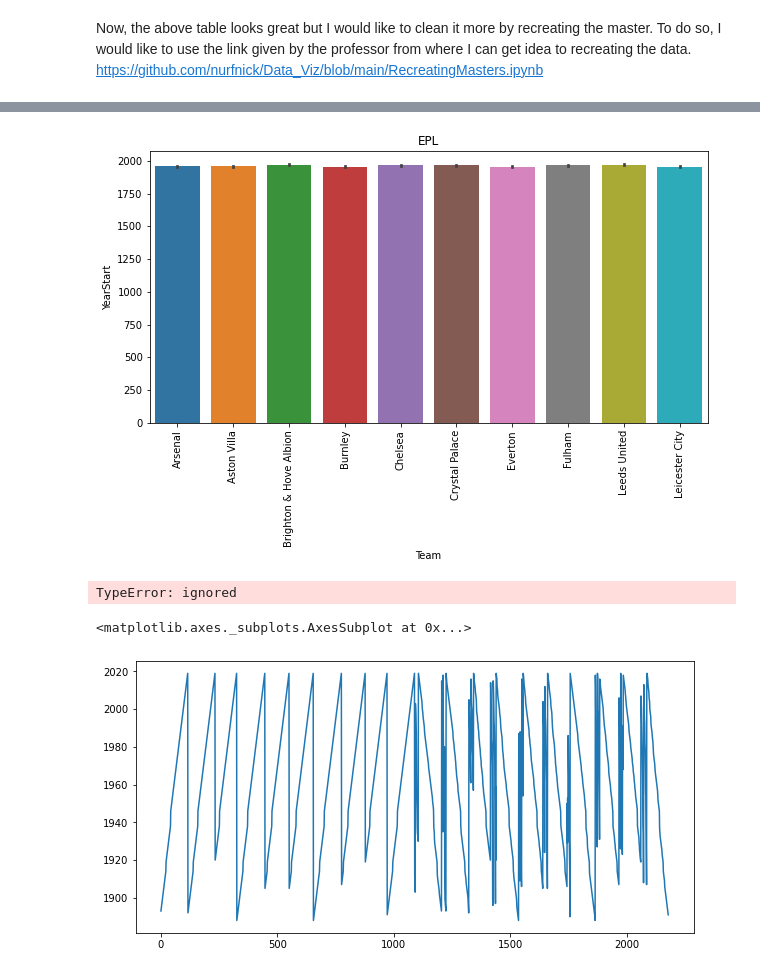
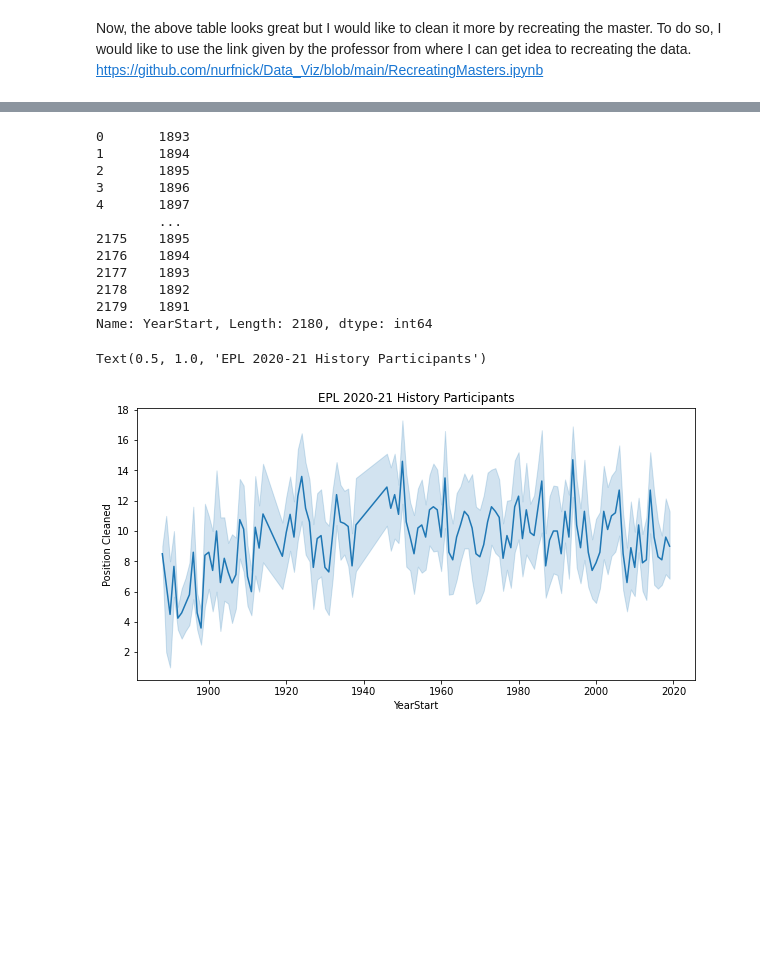
Before and after one commit to bbishal12/Quiz0, a Jupyter notebook: Copy_of_Recreating_Masters.ipynb, the cells around one changed output, grey strips where cells are left out. Saved outputs shown, nothing was run; the diff lists cells and outputs as text; code cells hidden in the pictures; blank space fills up the shorter version.

```diff
--- a/Copy_of_Recreating_Masters.ipynb
+++ b/Copy_of_Recreating_Masters.ipynb
@@ -78,25 +78,15 @@ memory usage: 306.7+ KB
-# %%
-ax = sns.barplot(data = df, x= 'Team', y= "YearStart", hue_order= None )
-ax.set_xticklabels(ax.get_xticklabels(),rotation = 90)
-ax.set_title('EPL')
-plt.show()
-# %% [output]
-[figure, removed]
-# %%
-fig, ax = plt.subplots()
-
-# Add the time-series for "relative_temp" to the plot
-ax.plot(YearStart.index, YearStart["Club Name"]);
-
-# Set the x-axis label
-ax.set_xlabel("Time");
-
-# Set the y-axis label
-ax.set_ylabel("Club Name");
-# %% [output]
-TypeError: ignored
 # %%
-df['YearStart'].plot()
+df.YearStart
 # %% [output]
-<matplotlib.axes._subplots.AxesSubplot at 0x...>
+0       1893
+1       1894
+2       1895
+3       1896
+4       1897
+        ...
+2175    1895
+2176    1894
+2177    1893
+2178    1892
+2179    1891
+Name: YearStart, Length: 2180, dtype: int64
-[figure, removed]
@@ -109,0 +95,8 @@ ax.legend()
+# %%
+#sns.lineplot(data = df,x = YearStart, y = Team, color = Team)
+#sns.lineplot(data = df["YearStart"])
+sns.lineplot(x="YearStart", y="Position Cleaned", data=df)
+plt.title("EPL 2020-21 History Participants")
+# %% [output]
+Text(0.5, 1.0, 'EPL 2020-21 History Participants')
+[figure, added]
```
Also changed, not shown: parts of 5 cells of this notebook.
